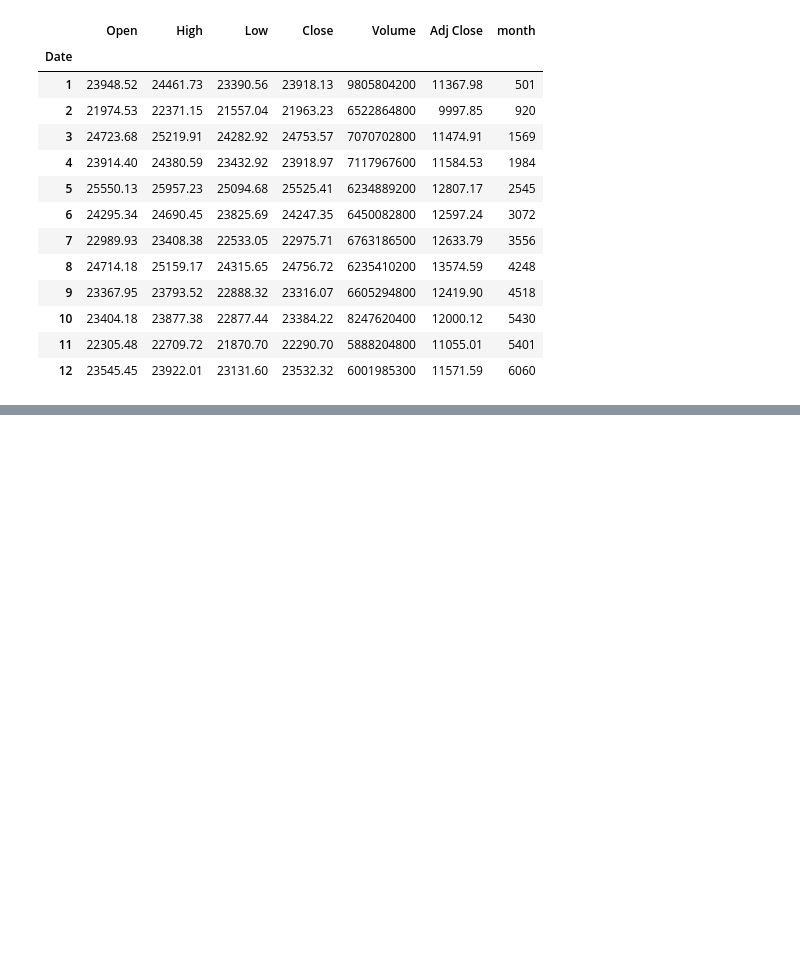
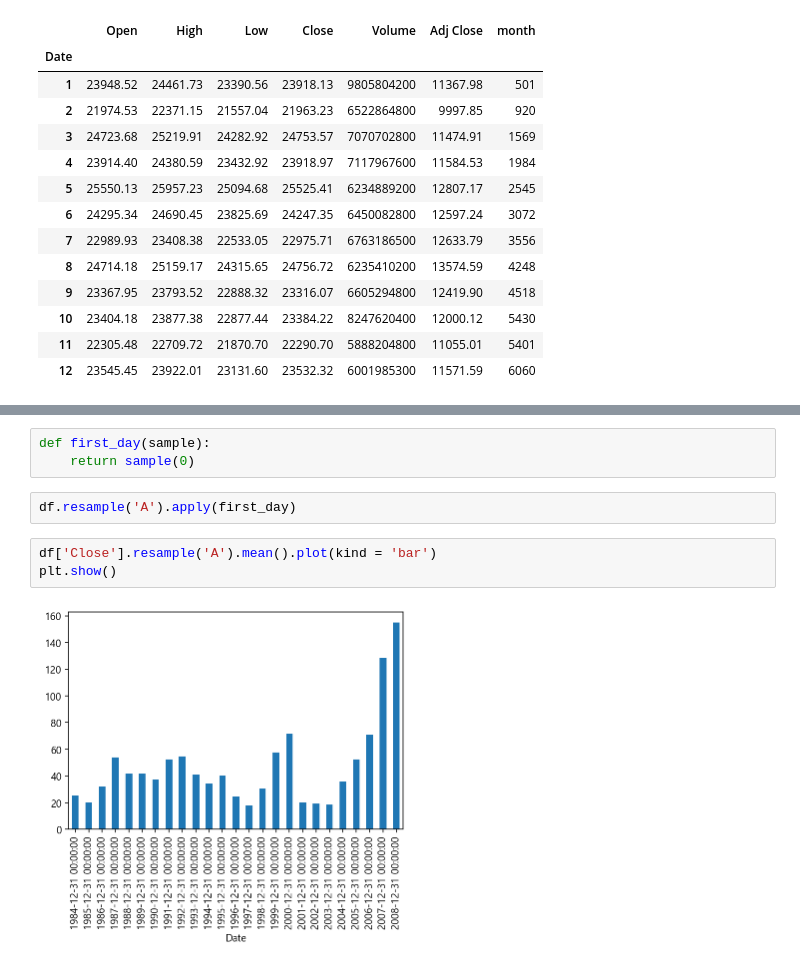
Before and after one commit to DongHwan-Park/KT_AIVLE_DX_CLASS, a Jupyter notebook: 시계열연습/시계열연습.ipynb, the cells around one changed output, grey strips where cells are left out. Drawn from its saved outputs; the diff is of its cells as text; blank space fills up the shorter version.

```diff
--- a/시계열연습/시계열연습.ipynb
+++ b/시계열연습/시계열연습.ipynb
@@ -120,0 +132,10 @@ df.groupby(df.index.month).sum()
+# %%
+def first_day(sample):
+    return sample(0)
+# %%
+df.resample('A').apply(first_day)
+# %%
+df['Close'].resample('A').mean().plot(kind = 'bar')
+plt.show()
+# %% [output]
+[figure, added]
```
Also changed, not shown: parts of 7 cells of this notebook, 34 other files.
